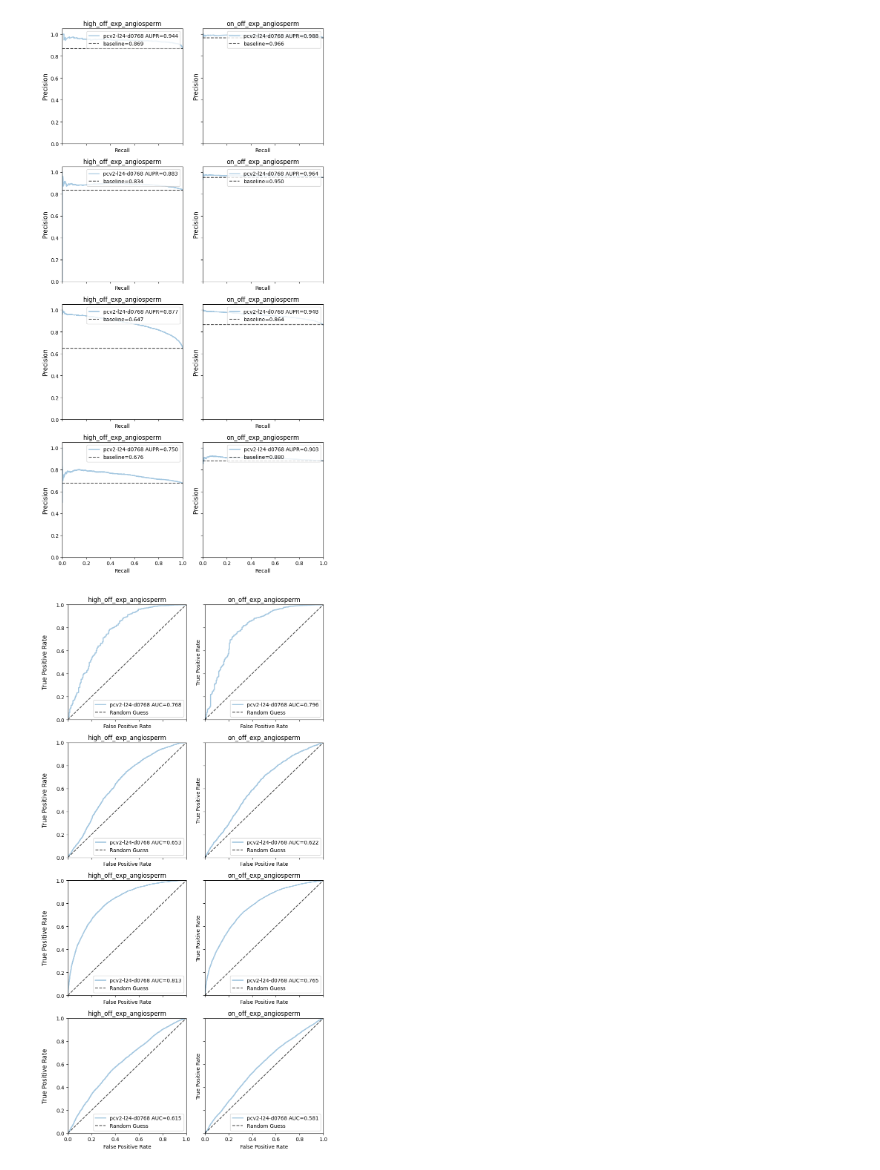
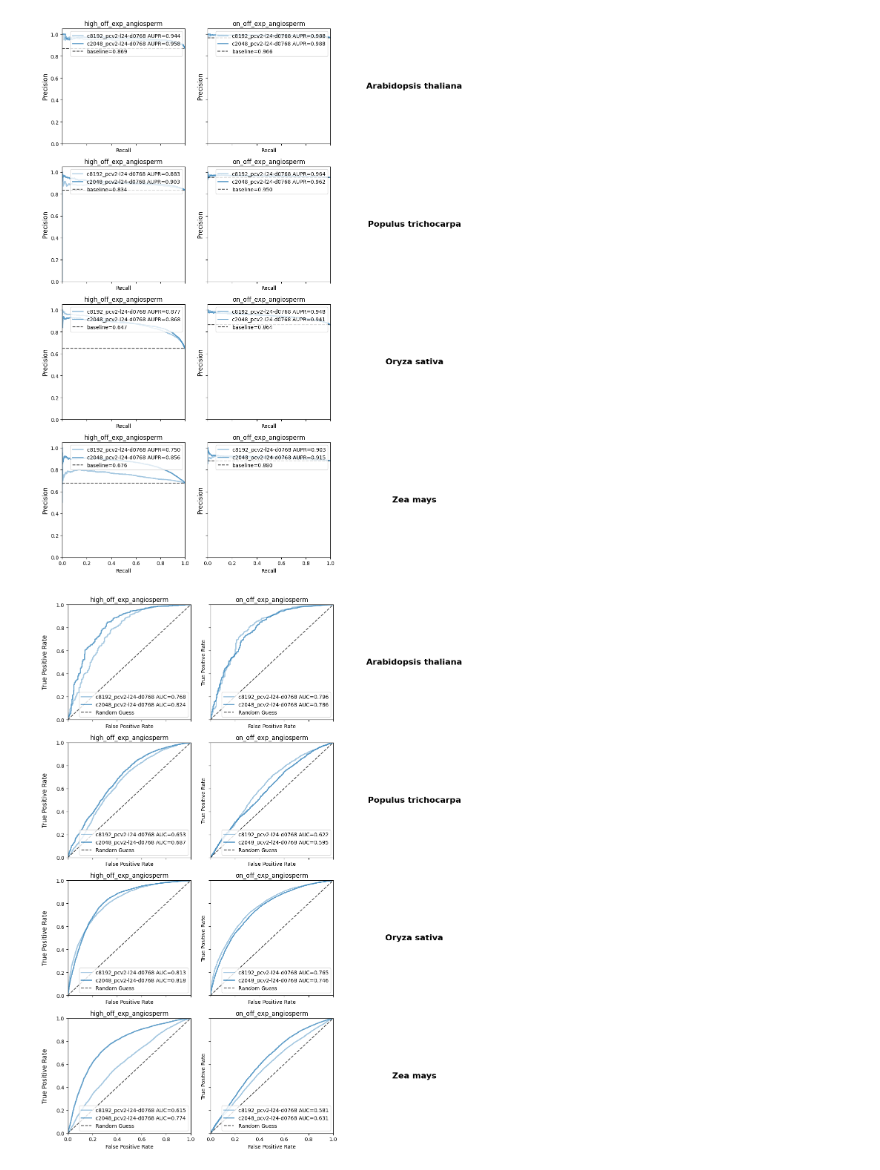
Before and after one commit to plantcad/plantcad2, a Jupyter notebook: pipelines/expression/figures/on_off_performance.ipynb, the cells around one changed output. Saved outputs shown, nothing was run; the diff lists cells and outputs as text; code cells hidden in the pictures.

Commit message:
Update PR and ROC curves

```diff
--- a/pipelines/expression/figures/on_off_performance.ipynb
+++ b/pipelines/expression/figures/on_off_performance.ipynb
@@ -8,18 +8,20 @@ import os
 os.chdir('../../../results/PlantCAD2_tasks/')
 # %%
 species  = ['arabidopsis_thaliana', 'Ptr', 'Osa', 'Zma']
-tasks = ['high_off_exp_angiosperm', 'on_off_exp_angiosperm']
-ckpts    = [
-    'pcv2-l24-d0768-checkpoints-lr-1e-4']
+spKey = {'arabidopsis_thaliana': 'Arabidopsis thaliana',
+        'Ptr': 'Populus trichocarpa',
+        'Osa': 'Oryza sativa',
+        'Zma': 'Zea mays'}
+tasks = ['high_off_exp_angiosperm', 'on_off_exp_angiosperm', 'text']
+ckpts = ['c8192_pcv2-l24-d0768-checkpoints-lr-1e-4', 'c2048_pcv2-l24-d0768-checkpoints-lr-1e-4']
 # %%
-# alpha values for the 3 PCV2 models
 pcv2_alphas = [0.4, 0.7, 1.0]
 
 # create a grid of axes: rows = species, cols = contexts
 fig, axes = plt.subplots(
     nrows=len(species),
     ncols=len(tasks),
-    figsize=(8, 4 * len(species)),
+    figsize=(12, 4 * len(species)),
     sharex=True,
     sharey=True
 )
@@ -27,6 +29,22 @@ fig, axes = plt.subplots(
 for i, sp in enumerate(species):
     for j, task in enumerate(tasks):
         ax = axes[i, j]
+
+        if j == 2:
+            ax.clear()
+            ax.axis('off')  # Turn off axis
+
+            ax.text(
+                0.5, 0.5,
+                spKey.get(sp),  # Format species name
+                ha='center',
+                va='center',
+                fontsize=16,
+                fontweight='bold',
+                transform=ax.transAxes
+            )
+            continue
+
         ap_scores = {}
 
         # loop through each checkpoint
@@ -83,40 +101,40 @@ for i, sp in enumerate(species):
         )
 
         # baseline prevalence
         baseline = np.mean(y_true)
         ax.hlines(
             baseline, 0, 1,
             linestyle='--',
             linewidth=1.5,
             color='black',
             alpha=0.7,
             label=f'baseline={baseline:.3f}'
         )
 
 
         ax.set_title(task, fontsize=12)
         ax.set_ylabel(sp, fontsize=12)
 
         ax.set_xlabel('Recall')
         ax.set_ylabel('Precision')
 
         ax.set_xlim(0, 1)
         ax.set_ylim(0, 1.05)
         ax.legend(loc='upper right')
 
 # tighten and show
 plt.tight_layout(rect=[0, 0, 1, 0.95])
 
 plt.savefig('../../pipelines/expression/figures/pr_curves_all_species.pdf', format='pdf', bbox_inches='tight')
 plt.show()
 # %% [output]
-[figure, old version]
+[figure, new version]
 # %%
 # create a grid of axes: rows = species, cols = tasks
 fig, axes = plt.subplots(
     nrows=len(species),
     ncols=len(tasks),
-    figsize=(8, 4 * len(species)),
+    figsize=(12, 4 * len(species)),
     sharex=True,
     sharey=True
 )
@@ -124,6 +142,22 @@ fig, axes = plt.subplots(
 for i, sp in enumerate(species):
     for j, task in enumerate(tasks):
         ax = axes[i, j]
+        if j == 2:
+            ax.clear()
+            ax.axis('off')  # Turn off axis
+
+            # Display species name centered in the panel
+            ax.text(
+                0.5, 0.5,
+                spKey.get(sp),
+                ha='center',
+                va='center',
+                fontsize=16,
+                fontweight='bold',
+                transform=ax.transAxes
+            )
+            continue
+
         auc_scores = {}  # dictionary to save ROC AUC scores
 
         # loop through each checkpoint
@@ -200,4 +234,4 @@ plt.tight_layout(rect=[0, 0, 1, 0.95])
 plt.savefig('../../pipelines/expression/figures/roc_curves_all_species.pdf', format='pdf', bbox_inches='tight')
 plt.show()
 # %% [output]
-[figure, old version]
+[figure, new version]
```
Also changed, not shown: 2 other files.
